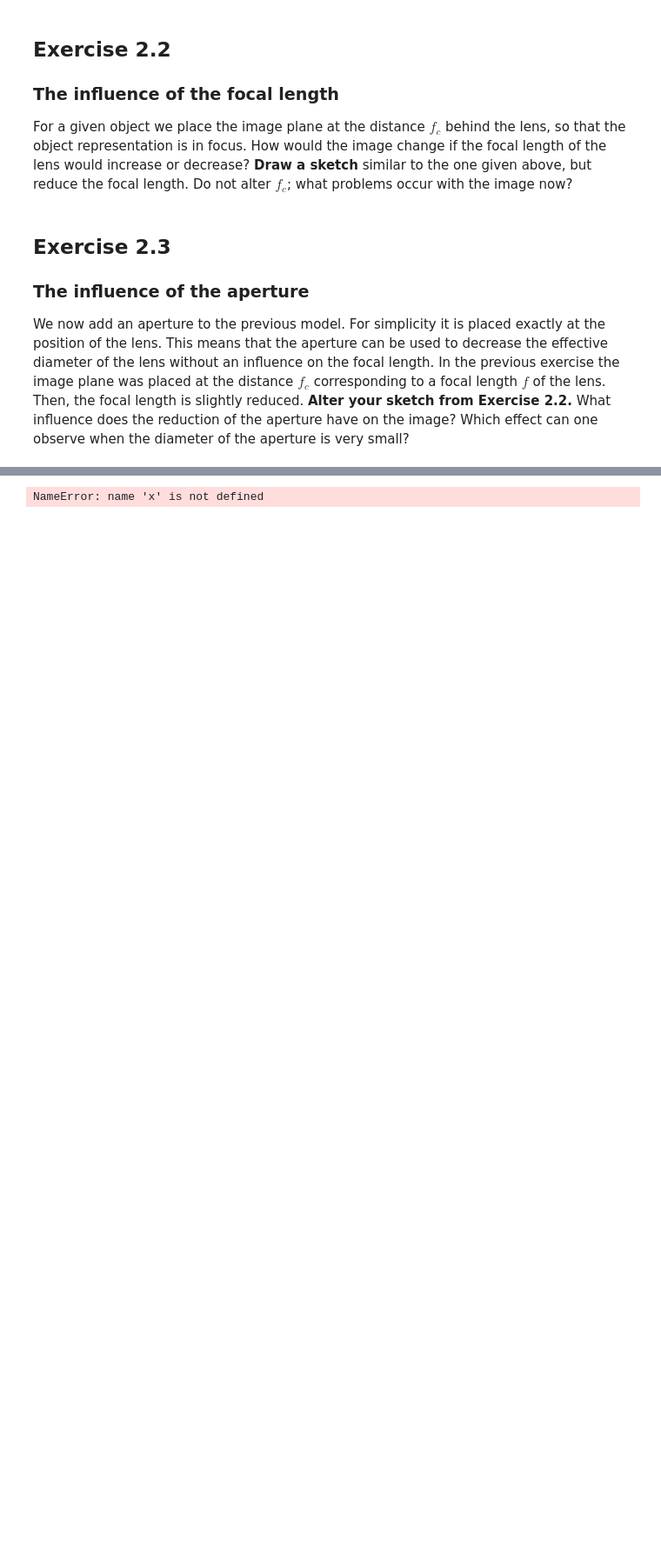
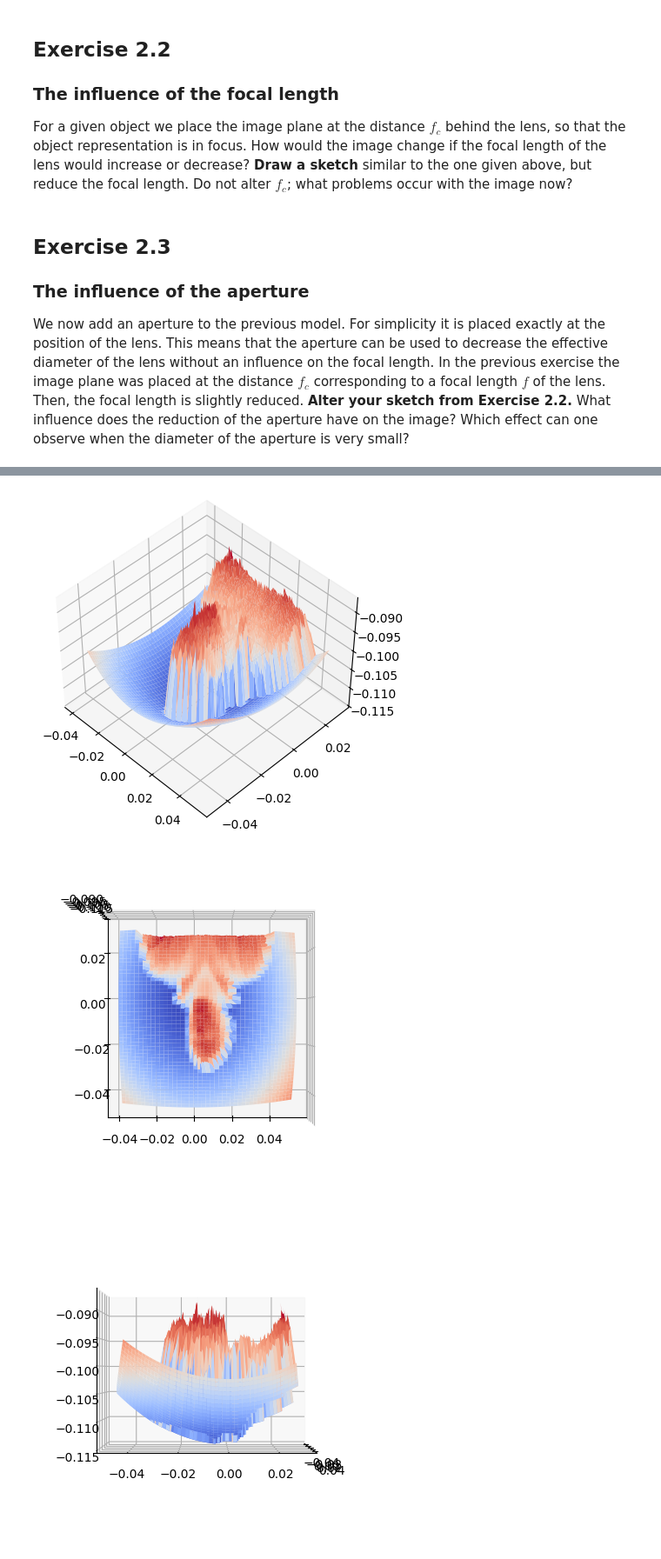
Before and after one commit to dhanushramss2026-rgb/Computer-vision-sum2026, a Jupyter notebook: exercise_2.ipynb, the cells around one changed output, grey strips where cells are left out. Shown at 87% size. Drawn from its saved outputs; the diff is of its cells as text; code cells hidden in the pictures; blank space fills up the shorter version.

```diff
--- a/exercise_2.ipynb
+++ b/exercise_2.ipynb
@@ -95,16 +95,18 @@ Z = r * z_cam / p_norm
 # %%
 # if you're not using the notebook in Colab, you can use "%matplotlib notebook"
 # to create an interactive plot that can be rotated
 %matplotlib inline
 def plot_3d(x, y, z, elev, azim):
   fig = plt.figure()
   ax = fig.add_subplot(111, projection='3d')
   ax.view_init(elev=elev, azim=azim)
   ax.plot_surface(x,y,-z,cmap=cm.coolwarm)
 
 
-plot_3d(x, y, z, 45, -45)
-plot_3d(x, y, z, 90, -90)
-plot_3d(x, y, z, 0, 0)
+plot_3d(X, Y, Z, 45, -45)
+plot_3d(X, Y, Z, 90, -90)
+plot_3d(X, Y, Z, 0, 0)
 # %% [output]
-NameError: name 'x' is not defined
+[figure, added]
+[figure, added]
+[figure, added]
```
